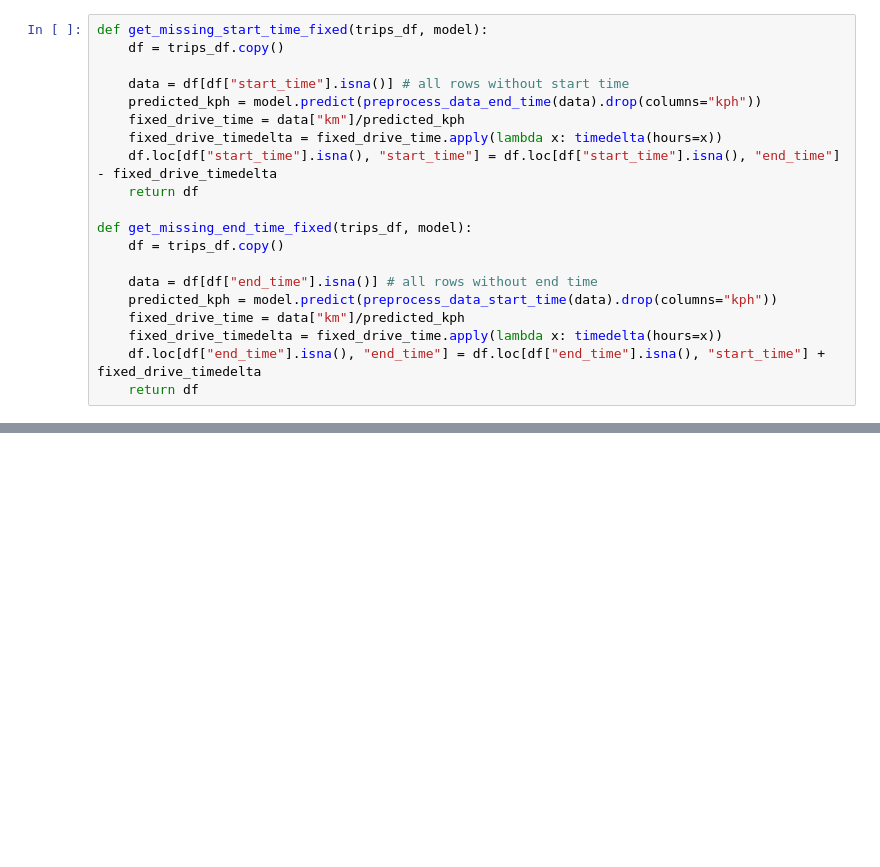
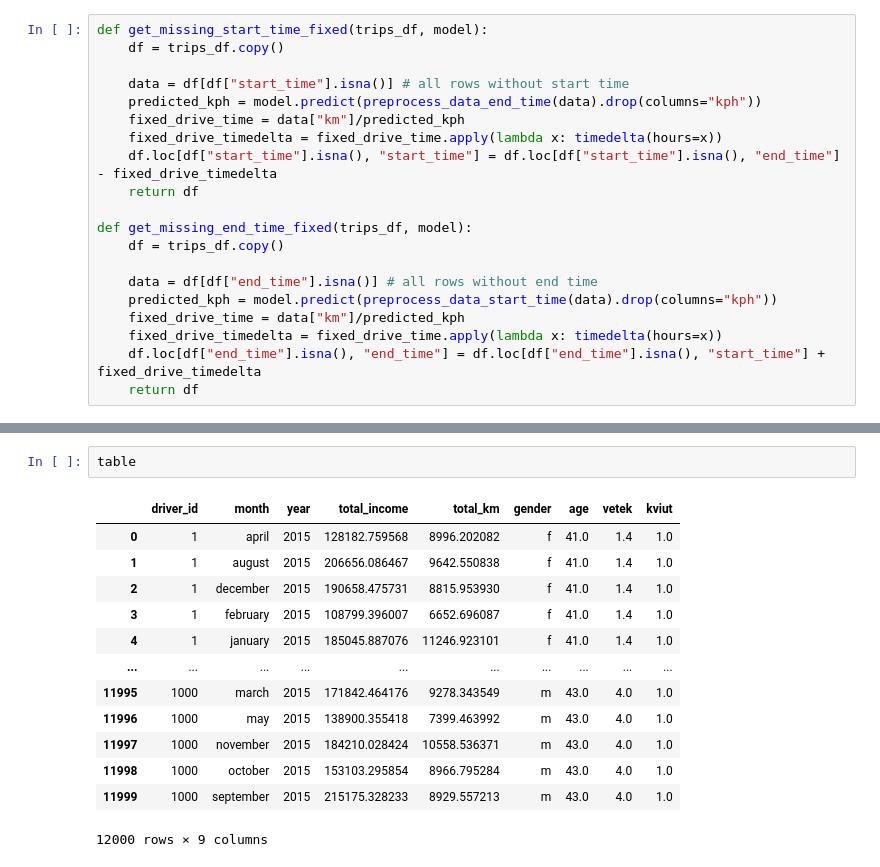
Before and after one commit to ronTohar1/CV_training, a Jupyter notebook: basic/python/Basic - Azrieli & Sons data/project_files/fix_data.ipynb, the cells around one changed output, grey strips where cells are left out. Cells and saved outputs as stored; diff of their text form; blank space fills up the shorter version.

```diff
--- a/basic/python/Basic - Azrieli & Sons data/project_files/fix_data.ipynb
+++ b/basic/python/Basic - Azrieli & Sons data/project_files/fix_data.ipynb
@@ -487,0 +494,16 @@ See the caveats in the documentation: https://pandas.pydata.org/pandas-docs/stab
+# %%
+table
+# %% [output]
+|  | driver_id | month | year | total_income | total_km | gender | age | vetek | kviut |
+| 0 | 1 | april | 2015 | 128182.759568 | 8996.202082 | f | 41.0 | 1.4 | 1.0 |
+| 1 | 1 | august | 2015 | 206656.086467 | 9642.550838 | f | 41.0 | 1.4 | 1.0 |
+| 2 | 1 | december | 2015 | 190658.475731 | 8815.953930 | f | 41.0 | 1.4 | 1.0 |
+| 3 | 1 | february | 2015 | 108799.396007 | 6652.696087 | f | 41.0 | 1.4 | 1.0 |
+| 4 | 1 | january | 2015 | 185045.887076 | 11246.923101 | f | 41.0 | 1.4 | 1.0 |
+| ... | ... | ... | ... | ... | ... | ... | ... | ... | ... |
+| 11995 | 1000 | march | 2015 | 171842.464176 | 9278.343549 | m | 43.0 | 4.0 | 1.0 |
+| 11996 | 1000 | may | 2015 | 138900.355418 | 7399.463992 | m | 43.0 | 4.0 | 1.0 |
+| 11997 | 1000 | november | 2015 | 184210.028424 | 10558.536371 | m | 43.0 | 4.0 | 1.0 |
+| 11998 | 1000 | october | 2015 | 153103.295854 | 8966.795284 | m | 43.0 | 4.0 | 1.0 |
+| 11999 | 1000 | september | 2015 | 215175.328233 | 8929.557213 | m | 43.0 | 4.0 | 1.0 |
+12000 rows × 9 columns
```
Also changed, not shown: parts of 9 cells of this notebook, 2 other files.
